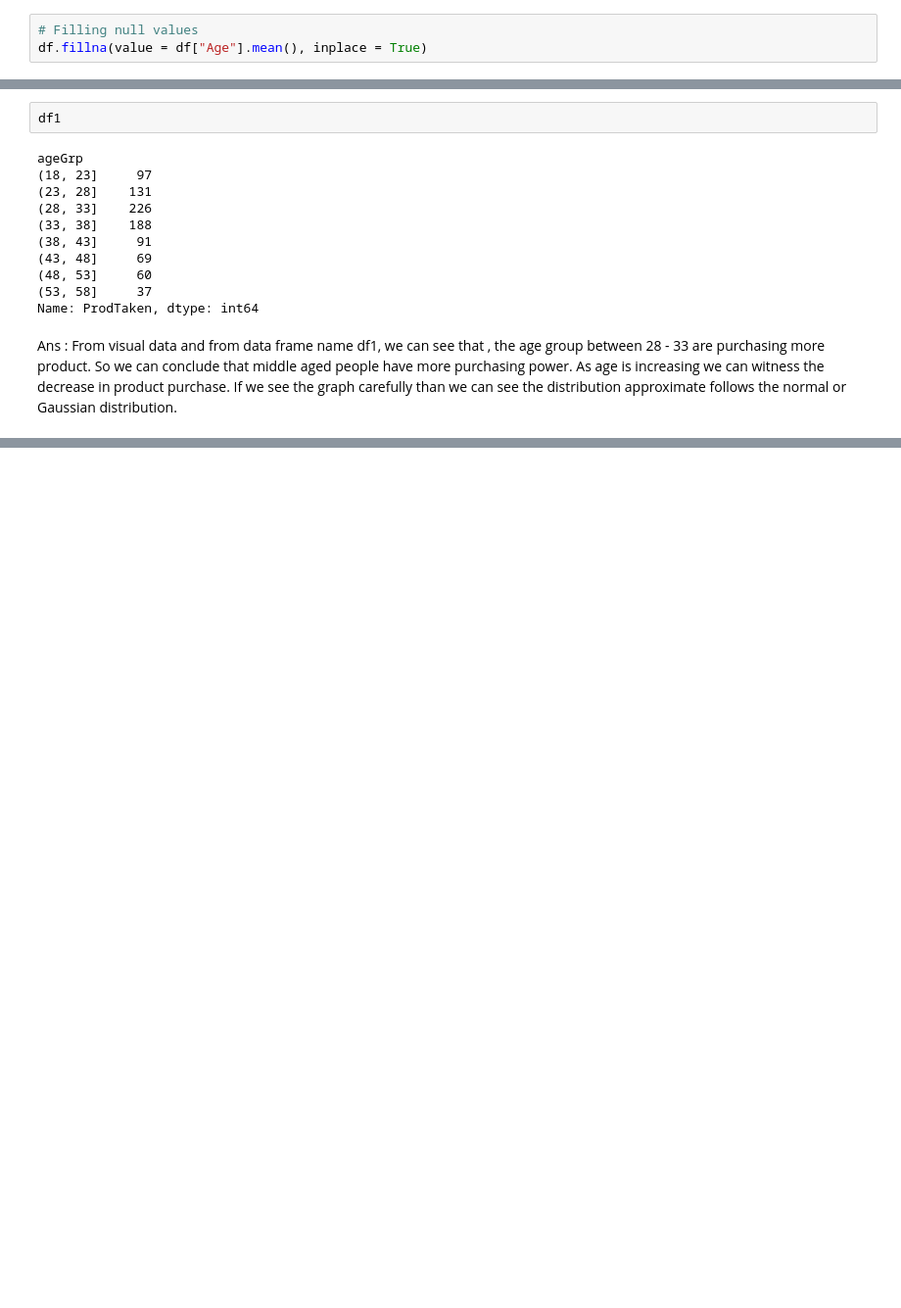
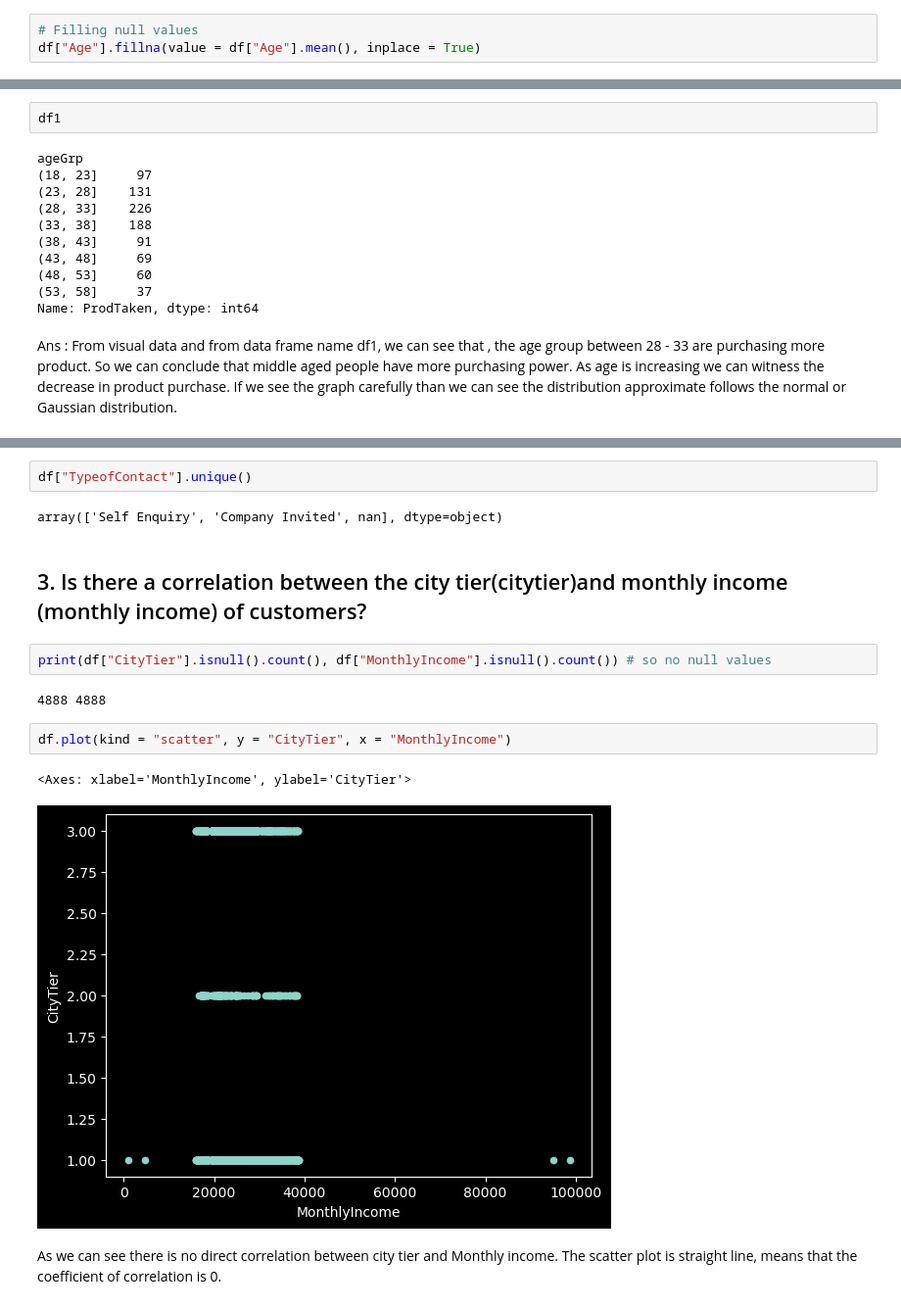
Before and after one commit to Shoyeb45/MiniProjects, a Jupyter notebook: PythonAssign/EDA/main.ipynb, the cells around one changed output, grey strips where cells are left out. Shown at 98% size. Saved outputs shown, nothing was run; the diff lists cells and outputs as text; blank space fills up the shorter version.

```diff
--- a/PythonAssign/EDA/main.ipynb
+++ b/PythonAssign/EDA/main.ipynb
@@ -50,7 +50,7 @@ df['Age'].isnull().sum()   # So we have 226 null values
 226
 # %%
 # Filling null values
-df.fillna(value = df["Age"].mean(), inplace = True)
+df["Age"].fillna(value = df["Age"].mean(), inplace = True)
 # %%
 # Dividing age-group
 bins = list(range(18, 62, 5))
@@ -97,0 +114,17 @@ If we see the graph carefully than we can see the distribution approximate follo
+# %%
+df["TypeofContact"].unique()
+# %% [output]
+array(['Self Enquiry', 'Company Invited', nan], dtype=object)
+# %% [markdown]
+## 3. Is there a correlation between the city tier(citytier)and monthly income (monthly income) of customers?
+# %%
+print(df["CityTier"].isnull().count(), df["MonthlyIncome"].isnull().count()) # so no null values
+# %% [output]
+4888 4888
+# %%
+df.plot(kind = "scatter", y = "CityTier", x = "MonthlyIncome")
+# %% [output]
+<Axes: xlabel='MonthlyIncome', ylabel='CityTier'>
+[figure, added]
+# %% [markdown]
+As we can see there is no direct correlation between city tier and Monthly income. The scatter plot is straight line, means that the coefficient of correlation is 0.
```
Also changed, not shown: parts of 20 cells of this notebook.
